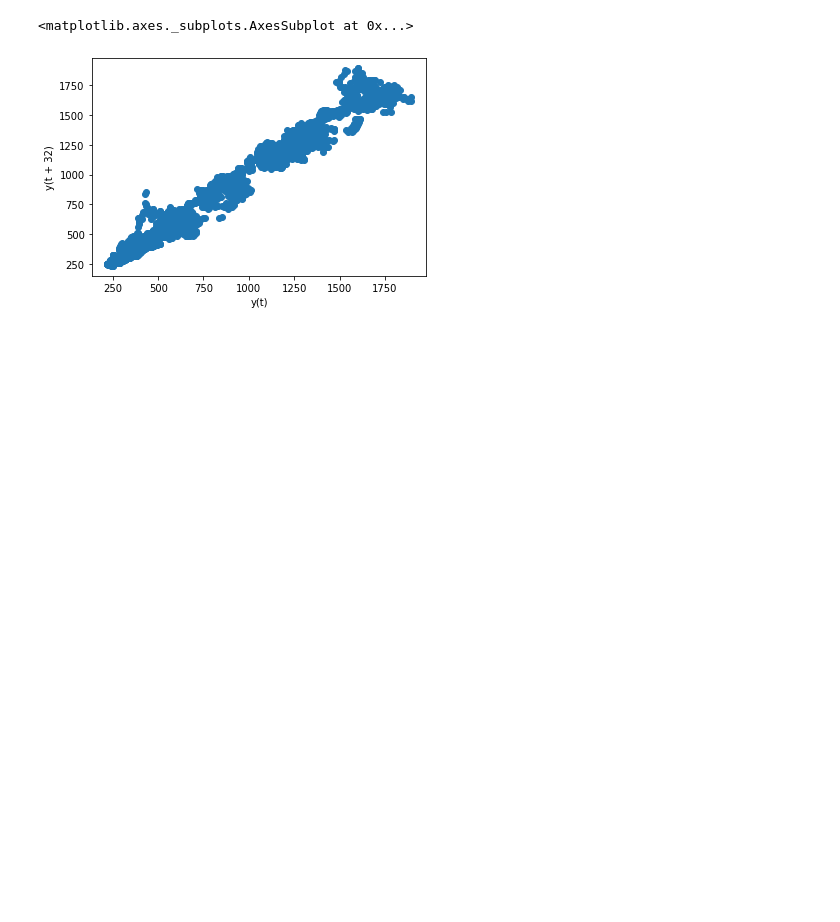
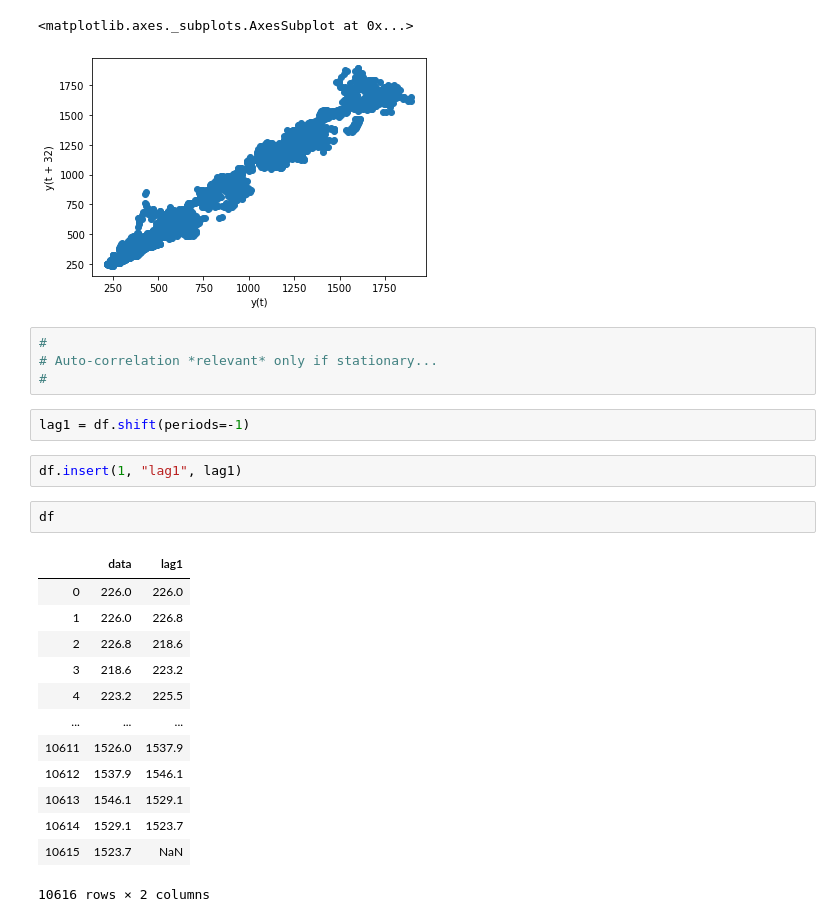
Before and after one commit to amor71/time-series-analysis, a Jupyter notebook: viewers/lag view (iid analysis).ipynb, the cells around one changed output. Cells and saved outputs as stored; diff of their text form; blank space fills up the shorter version.

Commit message:
add auto correlation to lag viewing

```diff
--- a/viewers/lag view (iid analysis).ipynb
+++ b/viewers/lag view (iid analysis).ipynb
@@ -79,3 +79,27 @@ lag_plot(df['data'], lag=32)
 # %% [output]
 <matplotlib.axes._subplots.AxesSubplot at 0x...>
 [figure]
+# %%
+#
+# Auto-correlation *relevant* only if stationary...
+#
+# %%
+lag1 = df.shift(periods=-1)
+# %%
+df.insert(1, "lag1", lag1)
+# %%
+df
+# %% [output]
+|  | data | lag1 |
+| 0 | 226.0 | 226.0 |
+| 1 | 226.0 | 226.8 |
+| 2 | 226.8 | 218.6 |
+| 3 | 218.6 | 223.2 |
+| 4 | 223.2 | 225.5 |
+| ... | ... | ... |
+| 10611 | 1526.0 | 1537.9 |
+| 10612 | 1537.9 | 1546.1 |
+| 10613 | 1546.1 | 1529.1 |
+| 10614 | 1529.1 | 1523.7 |
+| 10615 | 1523.7 | NaN |
+10616 rows × 2 columns
```
Also changed, not shown: parts of 2 cells of this notebook, 1 other file.
